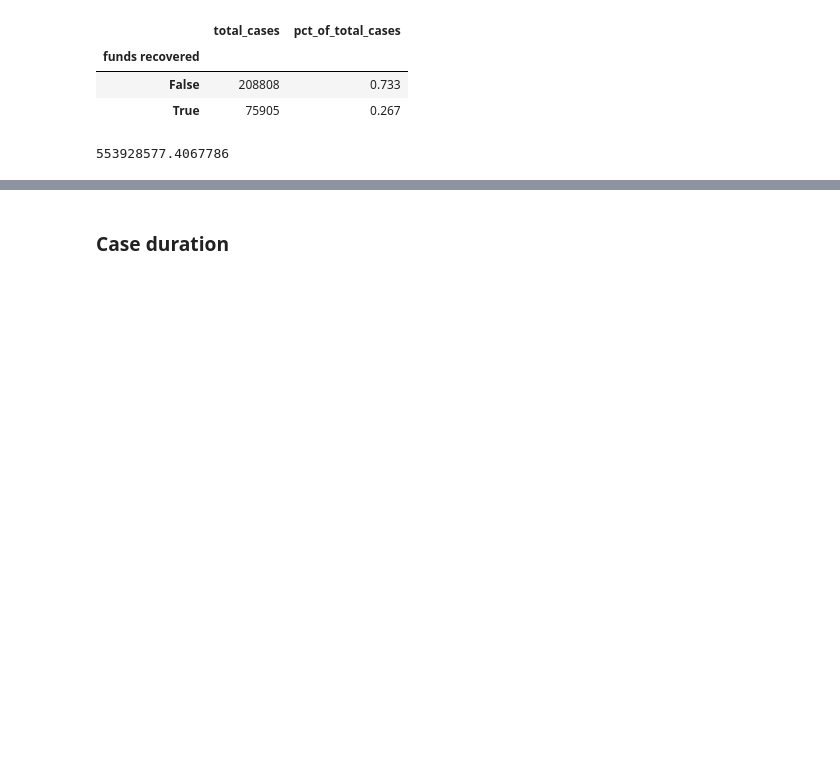
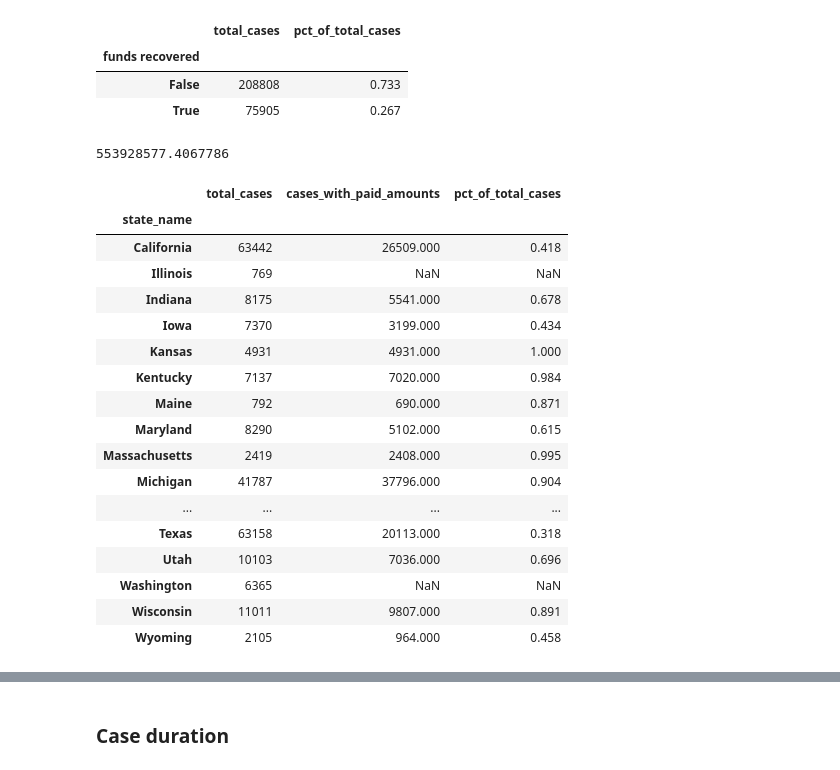
Before and after one commit to cbs-news-data/wage-theft-data, a Jupyter notebook: notebooks/national_analysis/national_analysis.ipynb, the cells around one changed output, grey strips where cells are left out. Drawn from its saved outputs; the diff is of its cells as text; code cells hidden in the pictures; blank space fills up the shorter version.

```diff
--- a/notebooks/national_analysis/national_analysis.ipynb
+++ b/notebooks/national_analysis/national_analysis.ipynb
@@ -326,3 +326,37 @@ recovered_bool
 recovered_df.unpaid_amount.sum()
 # %% [output]
 553928577.4067786
+# %%
+(
+    recovered_df.groupby("state_name")
+    .size()
+    .to_frame("total_cases")
+    .join(
+        recovered_df.query("amount_paid > 0")
+        .groupby("state_name")
+        .size()
+        .to_frame("cases_with_paid_amounts")
+    )
+    .assign(
+        pct_of_total_cases=lambda df: df.cases_with_paid_amounts / df.total_cases,
+    )
+)
+# %% [output]
+|  | total_cases | cases_with_paid_amounts | pct_of_total_cases |
+| state_name |  |  |  |
+| California | 63442 | 26509.000 | 0.418 |
+| Illinois | 769 | NaN | NaN |
+| Indiana | 8175 | 5541.000 | 0.678 |
+| Iowa | 7370 | 3199.000 | 0.434 |
+| Kansas | 4931 | 4931.000 | 1.000 |
+| Kentucky | 7137 | 7020.000 | 0.984 |
+| Maine | 792 | 690.000 | 0.871 |
+| Maryland | 8290 | 5102.000 | 0.615 |
+| Massachusetts | 2419 | 2408.000 | 0.995 |
+| Michigan | 41787 | 37796.000 | 0.904 |
+| ... | ... | ... | ... |
+| Texas | 63158 | 20113.000 | 0.318 |
+| Utah | 10103 | 7036.000 | 0.696 |
+| Washington | 6365 | NaN | NaN |
+| Wisconsin | 11011 | 9807.000 | 0.891 |
+| Wyoming | 2105 | 964.000 | 0.458 |
```
Also changed, not shown: parts of 3 cells of this notebook, 26 other files.
